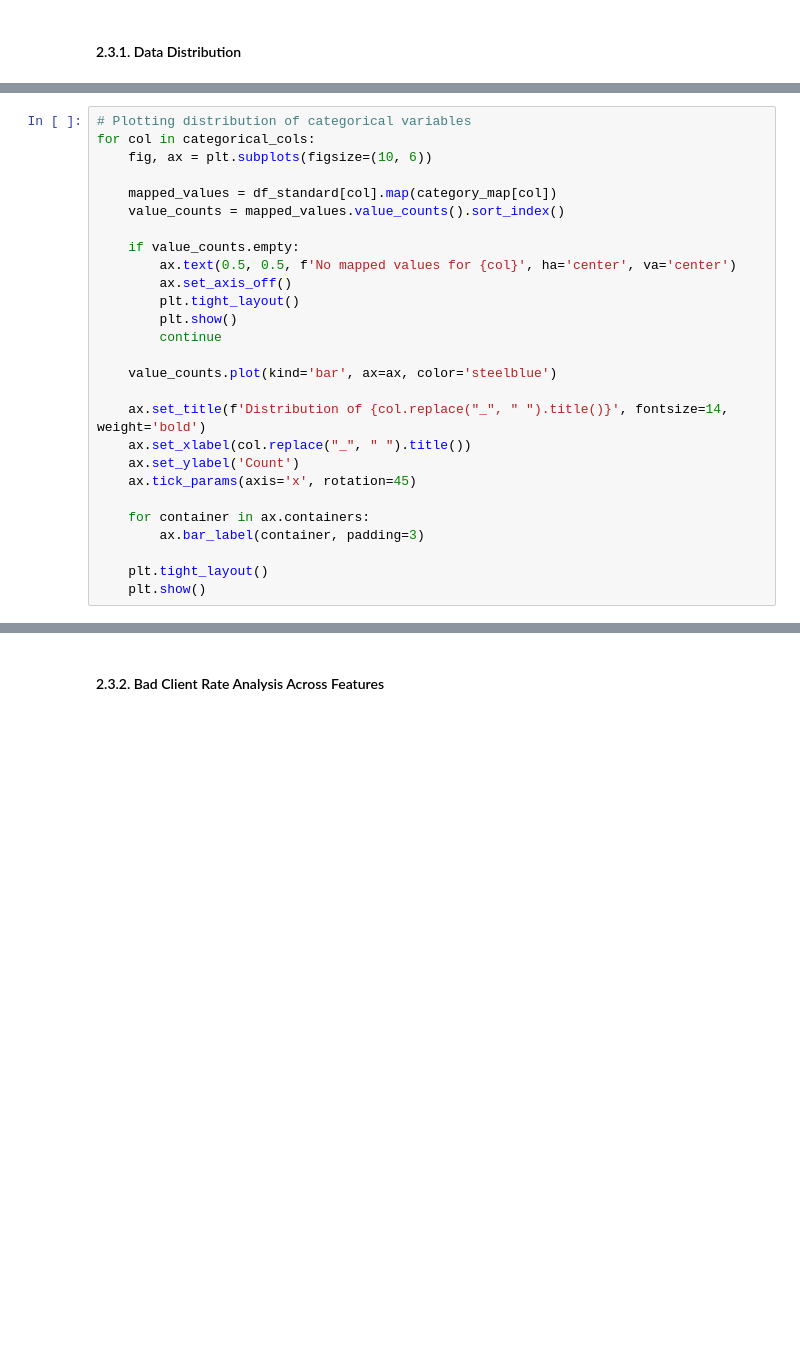
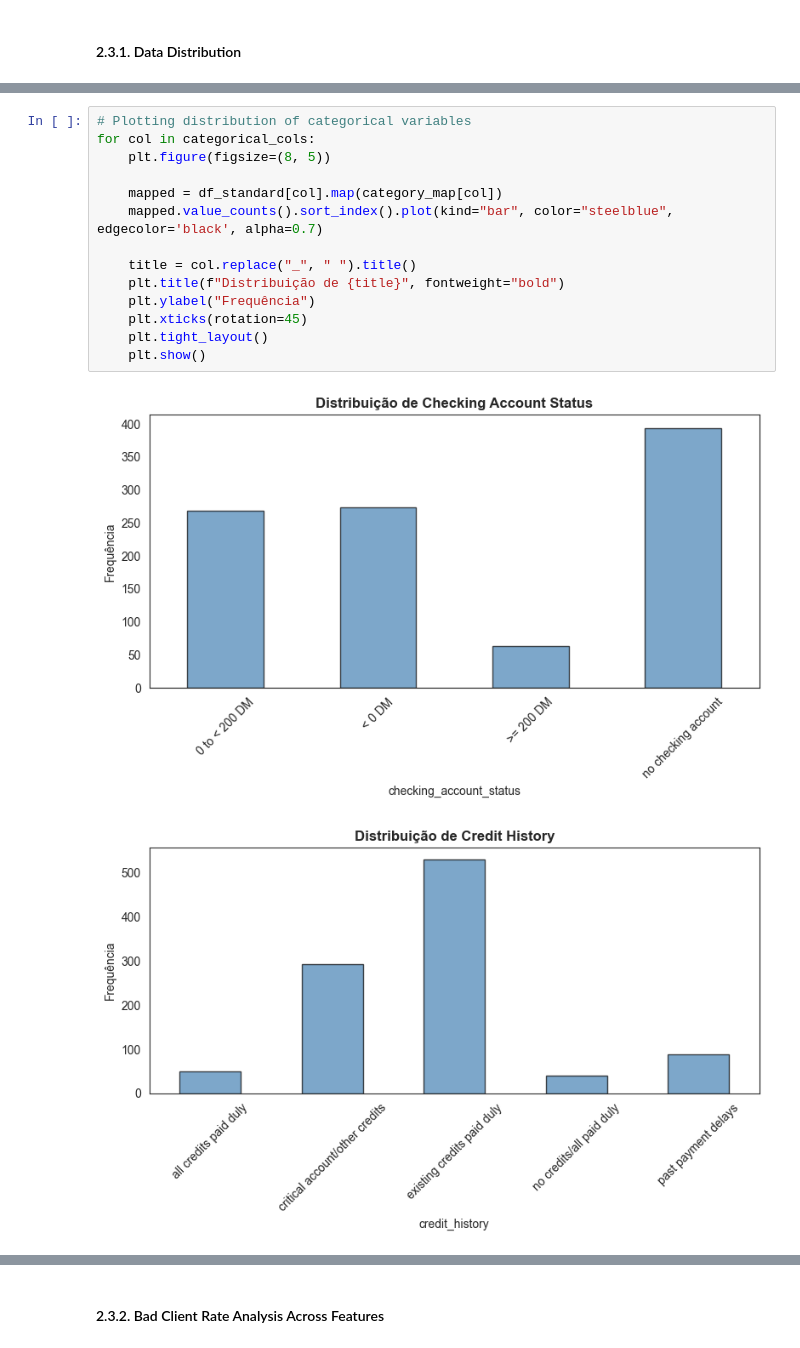
Before and after one commit to DudaBertole/fairness-credit-analysis, a Jupyter notebook: src/01-exploratory_data_analysis.ipynb, the cells around one changed output, grey strips where cells are left out. Cells and saved outputs as stored; diff of their text form; blank space fills up the shorter version.

```diff
--- a/src/01-exploratory_data_analysis.ipynb
+++ b/src/01-exploratory_data_analysis.ipynb
@@ -547,27 +638,0 @@ This imbalance can have fairness implications, as predictive models trained on s
-# %%
-# Plotting distribution of categorical variables
-for col in categorical_cols:
-    fig, ax = plt.subplots(figsize=(10, 6))
-
-    mapped_values = df_standard[col].map(category_map[col])
-    value_counts = mapped_values.value_counts().sort_index()
-
-    if value_counts.empty:
-        ax.text(0.5, 0.5, f'No mapped values for {col}', ha='center', va='center')
-        ax.set_axis_off()
-        plt.tight_layout()
-        plt.show()
-        continue
-
-    value_counts.plot(kind='bar', ax=ax, color='steelblue')
-
-    ax.set_title(f'Distribution of {col.replace("_", " ").title()}', fontsize=14, weight='bold')
-    ax.set_xlabel(col.replace("_", " ").title())
-    ax.set_ylabel('Count')
-    ax.tick_params(axis='x', rotation=45)
-
-    for container in ax.containers:
-        ax.bar_label(container, padding=3)
-
-    plt.tight_layout()
-    plt.show()
@@ -573,0 +670,17 @@ for col in categorical_cols:
+# %%
+# Plotting distribution of categorical variables
+for col in categorical_cols:
+    plt.figure(figsize=(8, 5))
+
+    mapped = df_standard[col].map(category_map[col])
+    mapped.value_counts().sort_index().plot(kind="bar", color="steelblue", edgecolor='black', alpha=0.7)
+
+    title = col.replace("_", " ").title()
+    plt.title(f"Distribuição de {title}", fontweight="bold")
+    plt.ylabel("Frequência")
+    plt.xticks(rotation=45)
+    plt.tight_layout()
+    plt.show()
+# %% [output]
+[figure, added]
+[figure, added]
```
Also changed, not shown: parts of 29 cells of this notebook, 18 other files.
